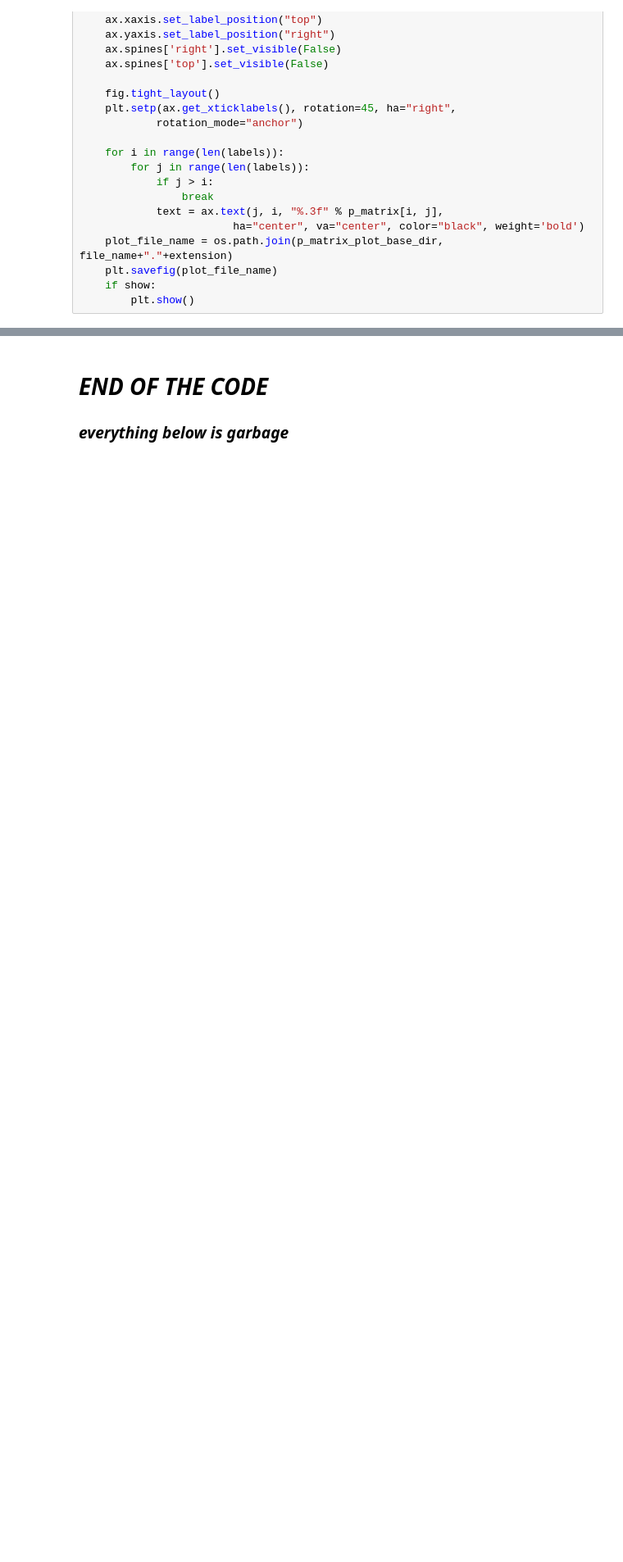
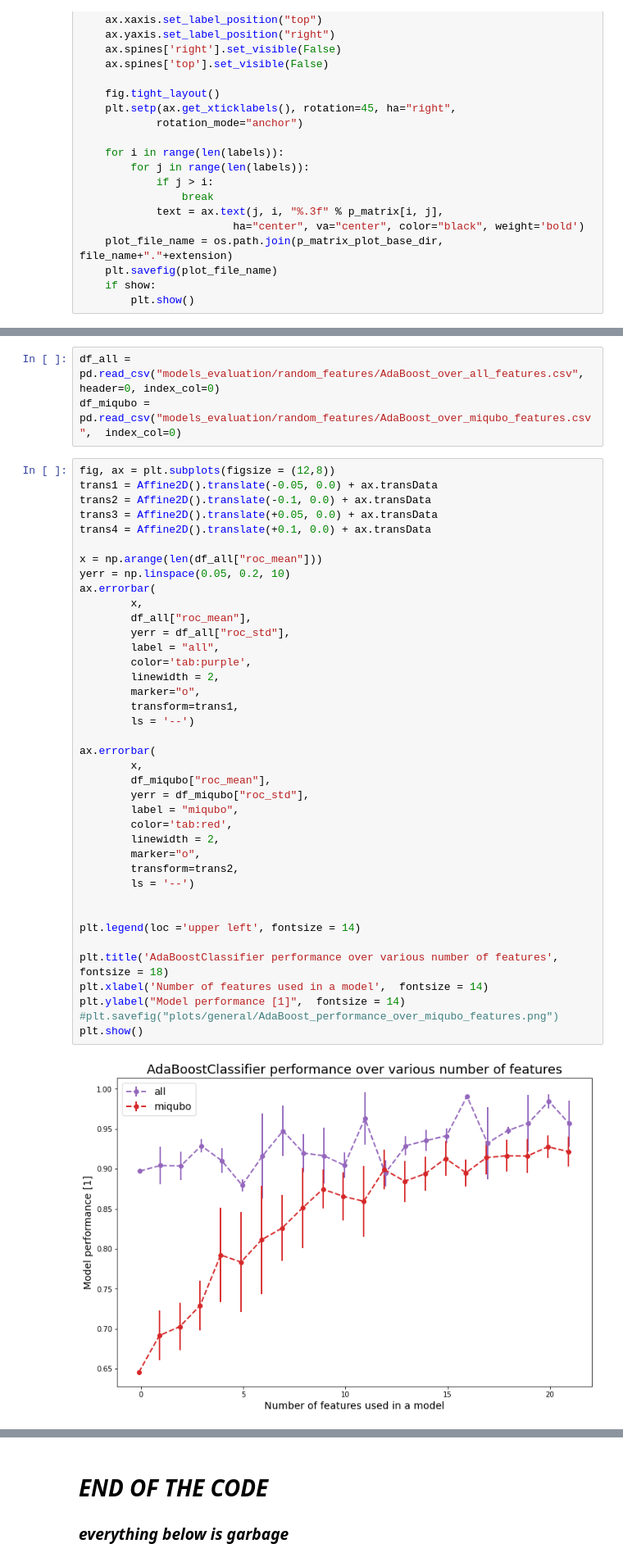
Before and after one commit to FilipKubackiSoton/Feature-Extraction-Medical-ResearchDwave, a Jupyter notebook: dataprocessing.ipynb, the cells around one changed output, grey strips where cells are left out. Shown at 82% size. Saved outputs shown, nothing was run; the diff lists cells and outputs as text; blank space fills up the shorter version.

```diff
--- a/dataprocessing.ipynb
+++ b/dataprocessing.ipynb
@@ -459,0 +898,44 @@ plot_p_matrix(
+# %%
+df_all = pd.read_csv("models_evaluation/random_features/AdaBoost_over_all_features.csv", header=0, index_col=0)
+df_miqubo = pd.read_csv("models_evaluation/random_features/AdaBoost_over_miqubo_features.csv",  index_col=0)
+# %%
+fig, ax = plt.subplots(figsize = (12,8))
+trans1 = Affine2D().translate(-0.05, 0.0) + ax.transData
+trans2 = Affine2D().translate(-0.1, 0.0) + ax.transData
+trans3 = Affine2D().translate(+0.05, 0.0) + ax.transData
+trans4 = Affine2D().translate(+0.1, 0.0) + ax.transData
+
+x = np.arange(len(df_all["roc_mean"]))
+yerr = np.linspace(0.05, 0.2, 10)
+ax.errorbar(
+        x,
+        df_all["roc_mean"],
+        yerr = df_all["roc_std"],
+        label = "all",
+        color='tab:purple',
+        linewidth = 2,
+        marker="o",
+        transform=trans1,
+        ls = '--')
+
+ax.errorbar(
+        x,
+        df_miqubo["roc_mean"],
+        yerr = df_miqubo["roc_std"],
+        label = "miqubo",
+        color='tab:red',
+        linewidth = 2,
+        marker="o",
+        transform=trans2,
+        ls = '--')
+
+
+plt.legend(loc ='upper left', fontsize = 14)
+
+plt.title('AdaBoostClassifier performance over various number of features',  fontsize = 18)
+plt.xlabel('Number of features used in a model',  fontsize = 14)
+plt.ylabel("Model performance [1]",  fontsize = 14)
+#plt.savefig("plots/general/AdaBoost_performance_over_miqubo_features.png")
+plt.show()
+# %% [output]
+[figure, added]
```
Also changed, not shown: parts of 22 cells of this notebook, 22 other files.
